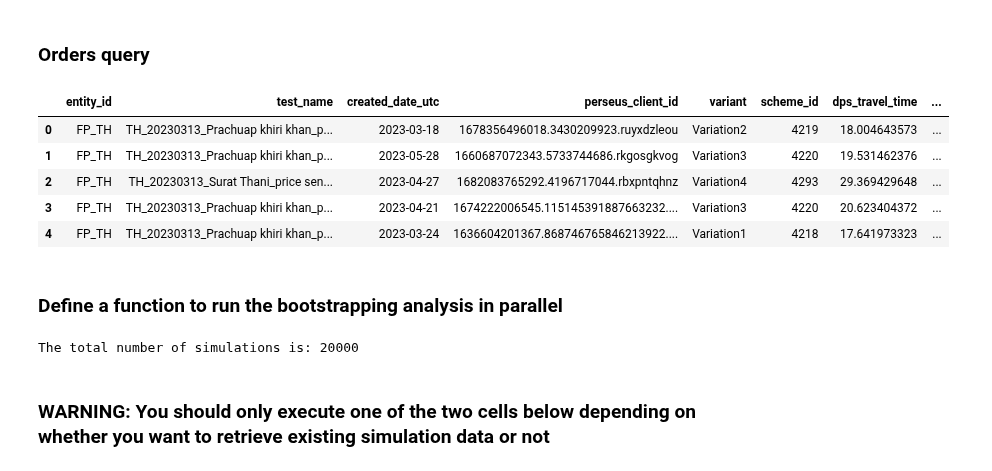
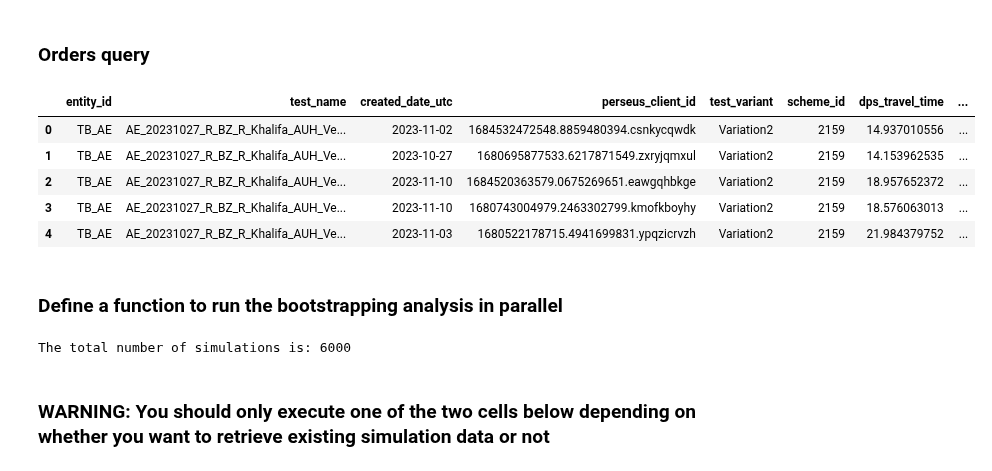
Before and after one commit to omar-elmaria/bootstrap_analysis, a Jupyter notebook: cluster_tier_level_analysis.ipynb, the cells around one changed output. Saved outputs shown, nothing was run; the diff lists cells and outputs as text; code cells hidden in the pictures.

```diff
--- a/cluster_tier_level_analysis.ipynb
+++ b/cluster_tier_level_analysis.ipynb
@@ -48,8 +48,8 @@ test_data_filters = [
     # {"entity_id": "FP_TW", "test_name": "20230601_TW_R_Elasticity_Keelung", "scheme_id": ["2122", "2123", "2124", "2125"], "ela_variants": ["Variation1", "Variation2", "Variation3"]},
 
     # TH
-    {"entity_id": "FP_TH", "test_name": "TH_20230313_Prachuap khiri khan_price sensitivity1", "scheme_id": ["1902", "4218", "4219", "4220", "4221"], "ela_variants": ["Variation1", "Variation2", "Variation3", "Variation4"]},
-    {"entity_id": "FP_TH", "test_name": "TH_20230313_Surat Thani_price sensitivity1", "scheme_id": ["1451", "4290", "4291", "4292", "4293"], "ela_variants": ["Variation1", "Variation2", "Variation3", "Variation4"]},
+    {"entity_id": "TB_AE", "test_name": "AE_20231027_R_BZ_R_Khalifa_AUH_Vendor_Clustering", "scheme_id": ["1692", "1431", "1105", "1089", "1097", "1101", "1093", "2169", "2160", "2168", "2159", "2167", "2158", "2167", "2164", "2161", "2163", "2162"], "ela_variants": ["Variation1", "Variation2"]},
+    # {"entity_id": "FP_TH", "test_name": "TH_20230313_Surat Thani_price sensitivity1", "scheme_id": ["1451", "4290", "4291", "4292", "4293"], "ela_variants": ["Variation1", "Variation2", "Variation3", "Variation4"]},
 ]
 
 # Bootstrap inputs
@@ -128,8 +128,8 @@ test_query = """
 
         -- Order/customer identifiers and session data
         a.perseus_client_id,
-        a.variant,
-        a.experiment_id AS test_id,
+        a.test_variant,
+        a.test_id,
         b.test_name,
         a.platform_order_code,
         a.scheme_id,
@@ -151,44 +151,31 @@ test_query = """
         a.dps_travel_time_fee_local,
         a.dps_surge_fee_local,
         a.delivery_fee_local,
-        IF(a.is_delivery_fee_covered_by_discount = TRUE OR a.is_delivery_fee_covered_by_voucher = TRUE, 0, a.delivery_fee_local) AS delivery_fee_local_incl_disc_and_vouchers,
+        IF(a.is_delivery_fee_covered_by_dh_incentive = TRUE, 0, a.delivery_fee_local) AS delivery_fee_local_incl_disc_and_vouchers,
         CASE WHEN ent.segment != "MENA" THEN a.commission_local ELSE COALESCE(mn.commission_amount_lc, a.commission_local) END AS commission_local,
         a.joker_vendor_fee_local,
         COALESCE(a.service_fee_local, 0) AS service_fee_local,
         a.mov_customer_fee_local AS sof_local,
         a.delivery_costs_local,
-        CASE
-            WHEN ent.segment IN ("Europe", "Asia") THEN COALESCE( -- Get the delivery fee data of Pandora countries from Pandata tables
-                pd.delivery_fee_local,
-                -- In 99 pct of cases, we won"t need to use that fallback logic as pd.delivery_fee_local is reliable
-                IF(a.is_delivery_fee_covered_by_discount = TRUE OR a.is_delivery_fee_covered_by_voucher = TRUE, 0, a.delivery_fee_local)
-            )
-            -- If the order comes from a non-Pandora country, use delivery_fee_local
-            WHEN ent.segment NOT IN ("Europe", "Asia") THEN (CASE WHEN a.is_delivery_fee_covered_by_discount = TRUE OR a.is_delivery_fee_covered_by_voucher = TRUE THEN 0 ELSE a.delivery_fee_local END)
-        END AS actual_df_paid_by_customer,
         a.gfv_local,
         a.gmv_local,
         a.dps_travel_time,
         e.cluster entity_cluster,
         v.cluster area_cluster,
-    FROM `fulfillment-dwh-production.cl.dps_sessions_mapped_to_orders_v2` a
-    LEFT JOIN `fulfillment-dwh-production.cl.dps_ab_test_orders_v2` b ON a.entity_id = b.entity_id AND a.order_id = b.order_id
+    FROM `fulfillment-dwh-production.cl.dps_sessions_mapped_to_orders` a
+    LEFT JOIN `fulfillment-dwh-production.cl.dps_test_orders` b ON a.entity_id = b.entity_id AND a.order_id = b.order_id
     LEFT JOIN `logistics-data-storage-staging.long_term_pricing.vendors_clustered_entity` e on a.entity_id = e.entity_id and a.vendor_id = e.vendor_id
     LEFT JOIN `logistics-data-storage-staging.long_term_pricing.vendors_clustered` v on v.entity_id = a.entity_id and a.vendor_id = v.vendor_id
     LEFT JOIN `tlb-data-prod.data_platform.fct_billing` mn ON a.platform_order_code = CAST(mn.order_id AS STRING) AND a.entity_id IN ("TB_OM", "TB_IQ", "TB_AE", "TB_KW", "YS_TR", "TB_QA", "TB_JO", "HF_EG", "HS_SA", "TB_BH")
-    LEFT JOIN `fulfillment-dwh-production.pandata_curated.pd_orders` pd ON TRUE -- Contains info on the orders in Pandora countries
-        AND a.entity_id = pd.global_entity_id
-        AND a.platform_order_code = pd.code
-        AND a.created_date = pd.created_date_utc -- There is no country_code field in this table
     INNER JOIN `fulfillment-dwh-production.curated_data_shared_coredata.global_entities` ent ON a.entity_id = ent.global_entity_id -- Get the region associated with every entity_id
     WHERE TRUE
         AND a.created_date between DATE("{lookback_period_start_date}") and DATE("{lookback_period_end_date}")
-        AND CONCAT(a.entity_id, " | ", b.test_name, " | ", a.scheme_id, " | ", a.variant) IN ('{filters_list}')
+        AND CONCAT(a.entity_id, " | ", b.test_name, " | ", a.scheme_id, " | ", a.test_variant) IN ('{filters_list}')
         AND a.is_in_treatment = TRUE -- Retrieve orders in the treatment scope only
         AND a.is_sent -- Successful orders
         AND a.is_own_delivery -- OD orders only
-        AND a.variant != "Original" -- Exclude orders from ASAs
-        AND a.is_match_experiment_vertical
+        AND a.test_variant != "Original" -- Exclude orders from ASAs
+        AND a.is_match_test_vertical
         AND (e.cluster IS NOT NULL AND e.cluster NOT IN ('Insufficient data'))
         AND (v.cluster IS NOT NULL AND v.cluster NOT IN ('Insufficient data'))
     ),
@@ -215,7 +202,7 @@ test_query = """
         a.test_name,
         a.created_date_utc,
         a.perseus_client_id,
-        a.variant,
+        a.test_variant,
         a.scheme_id,
         a.dps_travel_time,
         -- Vendor data and information on the delivery
@@ -223,39 +210,39 @@ test_query = """
         a.entity_cluster,
         a.area_cluster,
 
         -- Business KPIs (These are the components of profit)
         a.platform_order_code,
         a.dps_delivery_fee_local,
         a.dps_travel_time_fee_local,
         a.dps_surge_fee_local,
         a.delivery_fee_local,
         a.gfv_local gfv_local,
         a.gmv_local gmv_local,
         CAST(a.tt_tier AS string) tt_tier
     FROM dps_order_with_pm AS a
  """.format(lookback_period_start_date=lookback_period_start_date, lookback_period_end_date=lookback_period_end_date, filters_list="', '".join(filters_list))
 
 # Execute the orders query
 df_test_data = client.query(query=test_query).result().to_dataframe(progress_bar_type="tqdm", bqstorage_client=bqstorage_client)
 
 # Change the data types of numeric columns to FLOAT
 numeric_cols = ["dps_delivery_fee_local", "dps_travel_time_fee_local", "dps_surge_fee_local", "delivery_fee_local", "gfv_local", "gmv_local"]
 df_test_data[numeric_cols] = df_test_data[numeric_cols].applymap(lambda x: float(x))
 
 # Change scheme_id to INT
 df_test_data["scheme_id"] = df_test_data["scheme_id"].apply(lambda x: int(x))
 
 # Add the DF/AFV column
 df_test_data["df_afv"] = (df_test_data["delivery_fee_local"] / df_test_data["gfv_local"]) * 100
 
 df_test_data.head()
 # %% [output]
-|  | entity_id | test_name | created_date_utc | perseus_client_id | variant | scheme_id | dps_travel_time | ... |
-| 0 | FP_TH | TH_20230313_Prachuap khiri khan_p... | 2023-03-18 | 1678356496018.3430209923.ruyxdzleou | Variation2 | 4219 | 18.004643573 | ... |
-| 1 | FP_TH | TH_20230313_Prachuap khiri khan_p... | 2023-05-28 | 1660687072343.5733744686.rkgosgkvog | Variation3 | 4220 | 19.531462376 | ... |
-| 2 | FP_TH | TH_20230313_Surat Thani_price sen... | 2023-04-27 | 1682083765292.4196717044.rbxpntqhnz | Variation4 | 4293 | 29.369429648 | ... |
-| 3 | FP_TH | TH_20230313_Prachuap khiri khan_p... | 2023-04-21 | 1674222006545.115145391887663232.... | Variation3 | 4220 | 20.623404372 | ... |
-| 4 | FP_TH | TH_20230313_Prachuap khiri khan_p... | 2023-03-24 | 1636604201367.868746765846213922.... | Variation1 | 4218 | 17.641973323 | ... |
+|  | entity_id | test_name | created_date_utc | perseus_client_id | test_variant | scheme_id | dps_travel_time | ... |
+| 0 | TB_AE | AE_20231027_R_BZ_R_Khalifa_AUH_Ve... | 2023-11-02 | 1684532472548.8859480394.csnkycqwdk | Variation2 | 2159 | 14.937010556 | ... |
+| 1 | TB_AE | AE_20231027_R_BZ_R_Khalifa_AUH_Ve... | 2023-10-27 | 1680695877533.6217871549.zxryjqmxul | Variation2 | 2159 | 14.153962535 | ... |
+| 2 | TB_AE | AE_20231027_R_BZ_R_Khalifa_AUH_Ve... | 2023-11-10 | 1684520363579.0675269651.eawgqhbkge | Variation2 | 2159 | 18.957652372 | ... |
+| 3 | TB_AE | AE_20231027_R_BZ_R_Khalifa_AUH_Ve... | 2023-11-10 | 1680743004979.2463302799.kmofkboyhy | Variation2 | 2159 | 18.576063013 | ... |
+| 4 | TB_AE | AE_20231027_R_BZ_R_Khalifa_AUH_Ve... | 2023-11-03 | 1680522178715.4941699831.ypqzicrvzh | Variation2 | 2159 | 21.984379752 | ... |
 # %% [markdown]
 ### Define a function to run the bootstrapping analysis in parallel
 # %%
@@ -499,7 +486,7 @@ for anl in analysis_level: # Loop over all analysis levels
 # Print a message showing the total number of simulations
 print(f"The total number of simulations is: {len(args_names)}")
 # %% [output]
-The total number of simulations is: 20000
+The total number of simulations is: 6000
 # %%
 # Define a function to execute bootstrap_func in parallel or sequentially
 def execute_bootstrap_func(mode):
```
Also changed, not shown: parts of 4 cells of this notebook.
